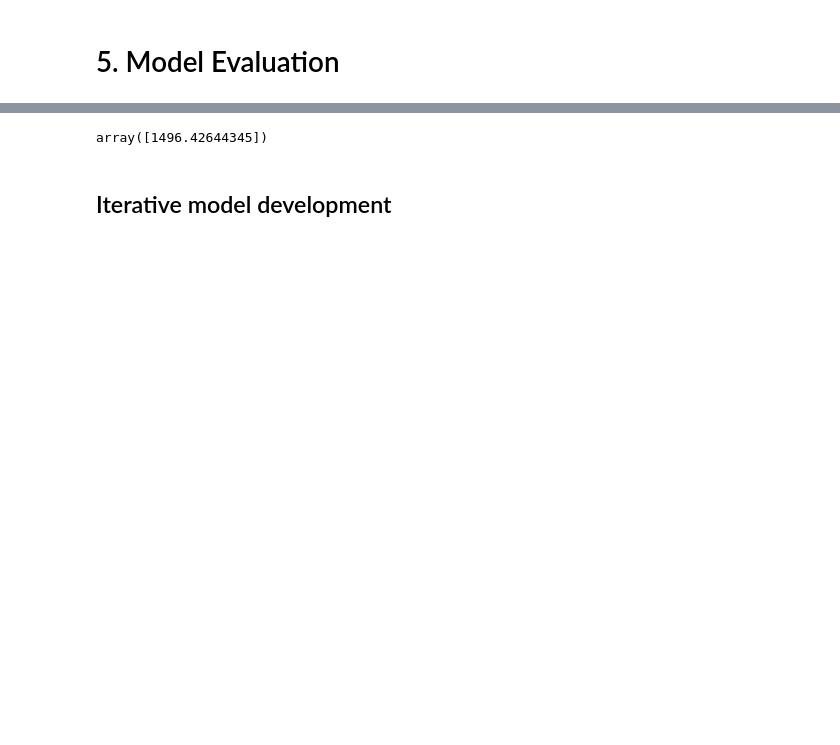
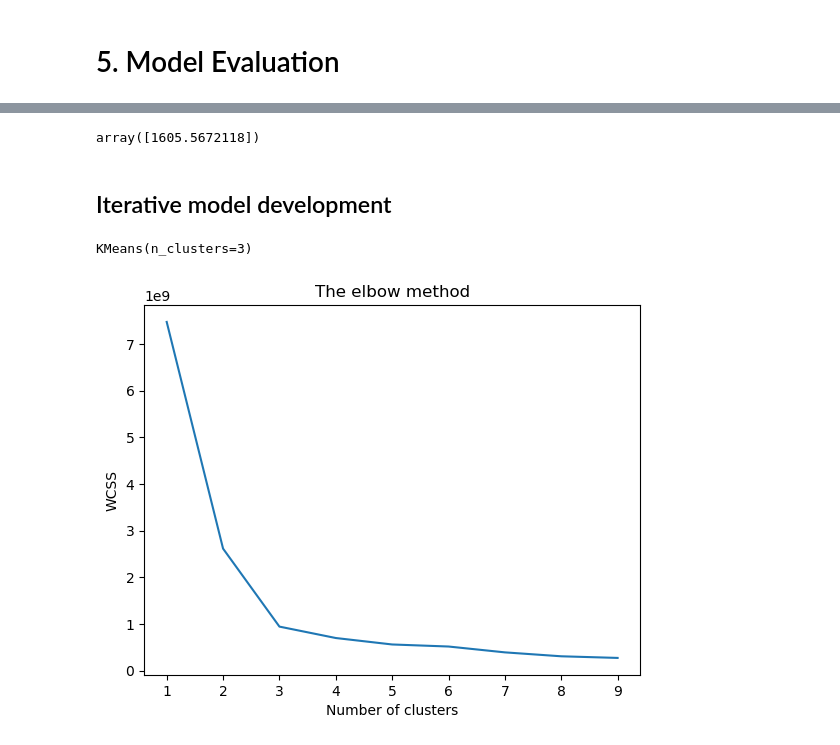
Before and after one commit to TPsengkang/mldp-project, a Jupyter notebook: MLDP Program Codes Submission Template.ipynb, the cells around one changed output, grey strips where cells are left out. Drawn from its saved outputs; the diff is of its cells as text; code cells hidden in the pictures; blank space fills up the shorter version.

```diff
--- a/MLDP Program Codes Submission Template.ipynb
+++ b/MLDP Program Codes Submission Template.ipynb
@@ -579,22 +677,34 @@ df
-# %%
-## Check with new data
-X_unseen = [["Windows", 12, 3.7, "RTX 30 70", 4, 16, "SSD", 1024, "LED", 32.0, "3440x1440", 144, 650]]
-
-## Convert to OHE Pandas dataframe
-col_y = ['price'] ## Target column
-col_df_X = df.drop(col_y, axis=1).columns ## Select feature columns
-col_ohe = X.columns.tolist() ## Select feature column names after OHE
-
-
-X_unseen = pd.DataFrame(X_unseen, columns=col_df_X) ## Convert to Pandas DataFrame
-X_unseen = pd.get_dummies(X_unseen, drop_first=True) ## One hot encode new data
-X_unseen = X_unseen.reindex(columns=col_ohe, fill_value=0) ## Ensure same columns as training data after OHE
-
-## Predict
-linr.predict(X_unseen)
-# %% [output]
-array([1496.42644345])
+# %%
+## Check with new data
+X_unseen = [["Windows", 12, 3.7, "RTX 30 70", 4, 16, "Hybrid", 1024, "LED", 32.0, "2560x1440", 144, 650]]
+
+col_y = ['price']
+col_df_X = df.drop(col_y, axis=1).columns
+
+X_unseen_df = pd.DataFrame(X_unseen, columns=col_df_X)
+
+# Use training categories so dummies are created even for a single row
+cat_cols = df.drop(col_y, axis=1).select_dtypes(include='object').columns
+cat_levels = {c: df[c].unique() for c in cat_cols}
+
+for c in cat_cols:
+    X_unseen_df[c] = pd.Categorical(X_unseen_df[c], categories=cat_levels[c])
+
+X_unseen_ohe = pd.get_dummies(X_unseen_df, drop_first=True)
+X_unseen_ohe = X_unseen_ohe.reindex(columns=X.columns, fill_value=0)
+
+## Predict
+linr.predict(X_unseen_ohe)
+# %% [output]
+array([1605.5672118])
 # %% [markdown]
 ## Iterative model development
 # %%
 ## Further feature engineering / feature selection
+## We will use KMeans clustering to explore and create a new feature
+from sklearn.cluster import KMeans
+
+kmeans = KMeans(n_clusters=3)
+kmeans.fit(X)
+# %% [output]
+KMeans(n_clusters=3)
@@ -600,0 +739,17 @@ array([1496.42644345])
+# %%
+## Further feature engineering / feature selection
+## Elbow method to find optimal number of clusters
+WCSS = []
+
+for clusters in range(1,10):
+    kmeans = KMeans(n_clusters=clusters)
+    kmeans.fit(X)
+    WCSS.append(kmeans.inertia_)
+
+plt.plot(range(1,10), WCSS)
+plt.title('The elbow method')
+plt.xlabel('Number of clusters')
+plt.ylabel('WCSS')
+plt.show()
+# %% [output]
+[figure, added]
```
Also changed, not shown: parts of 23 cells of this notebook.
